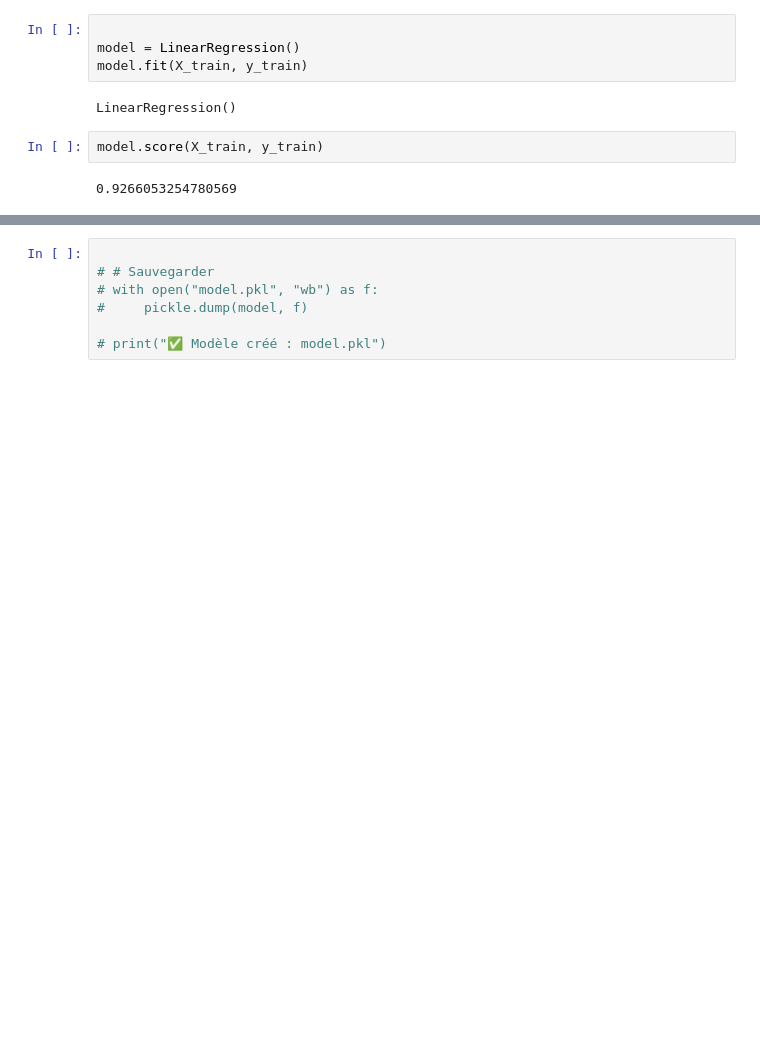
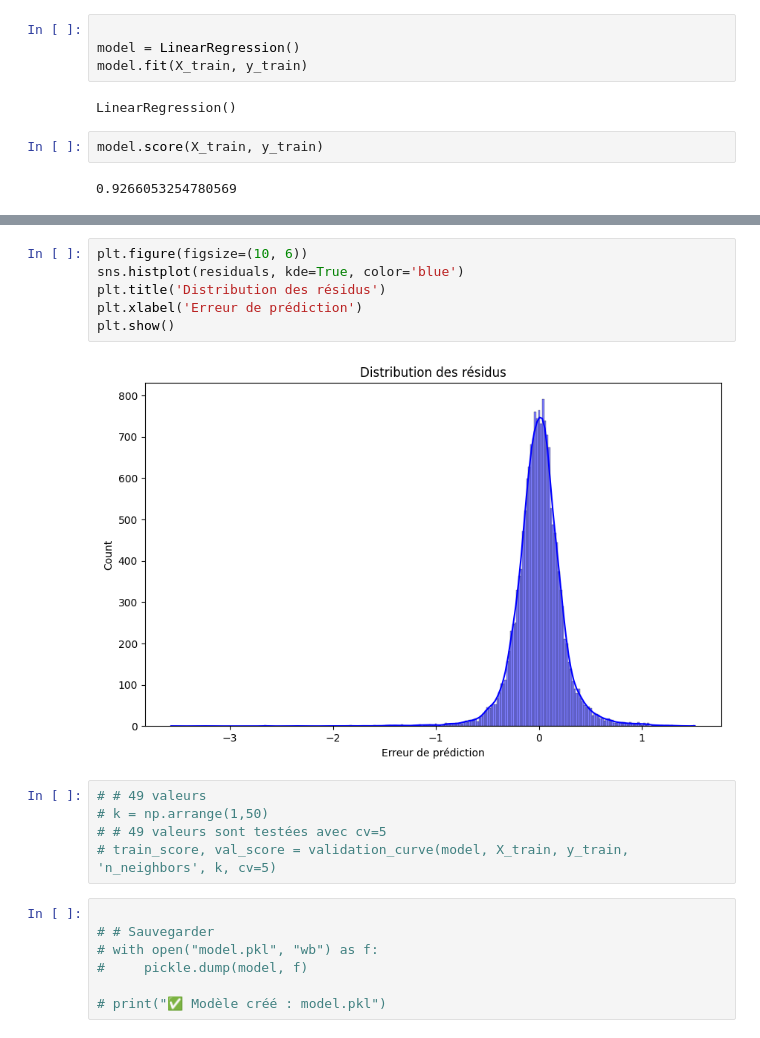
Before and after one commit to bruno-coulet/apartment-hunter, a Jupyter notebook: model.ipynb, the cells around one changed output, grey strips where cells are left out. Saved outputs shown, nothing was run; the diff lists cells and outputs as text; blank space fills up the shorter version.

```diff
--- a/model.ipynb
+++ b/model.ipynb
@@ -42,3 +72,16 @@ model.score(X_train, y_train)
+# %%
+plt.figure(figsize=(10, 6))
+sns.histplot(residuals, kde=True, color='blue')
+plt.title('Distribution des résidus')
+plt.xlabel('Erreur de prédiction')
+plt.show()
+# %% [output]
+[figure, added]
+# %%
+# # 49 valeurs
+# k = np.arrange(1,50)
+# # 49 valeurs sont testées avec cv=5
+# train_score, val_score = validation_curve(model, X_train, y_train, 'n_neighbors', k, cv=5)
 # %%
 
 # # Sauvegarder
```
Also changed, not shown: parts of 9 cells of this notebook.
